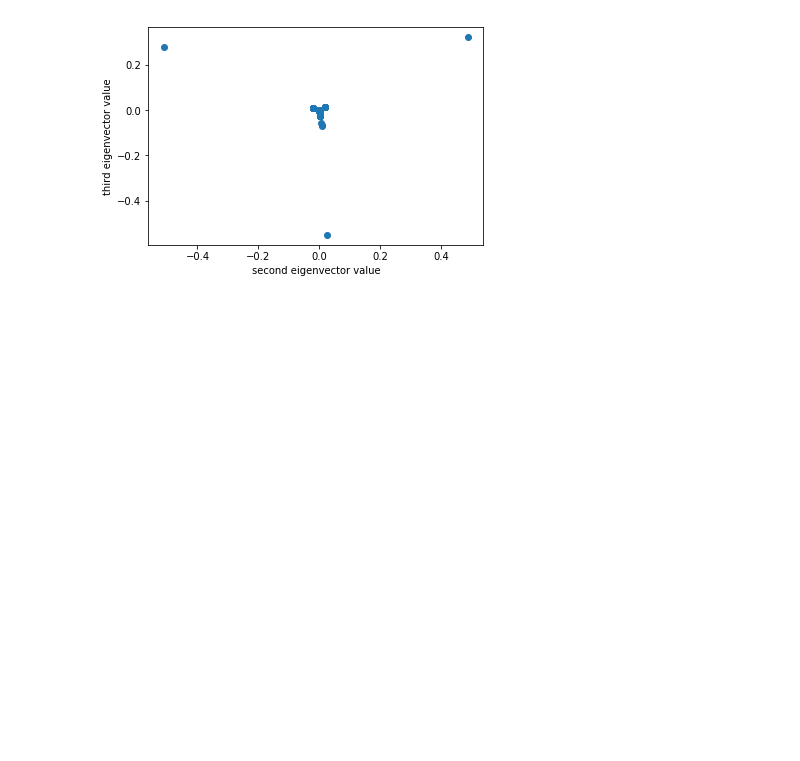
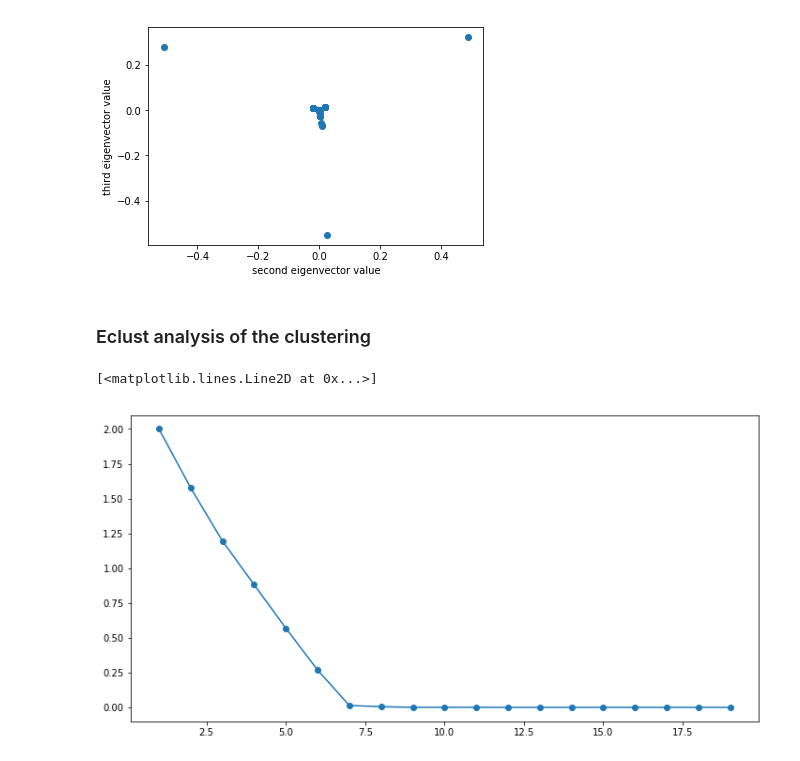
Before and after one commit to antoinegargot/Kent-School-Of-Law-Project, a Jupyter notebook: Scraping_and_graph.ipynb, the cells around one changed output. Saved outputs shown, nothing was run; the diff lists cells and outputs as text; code cells hidden in the pictures; blank space fills up the shorter version.

Commit message:
adding the graph analysis and cluster assignation

```diff
--- a/Scraping_and_graph.ipynb
+++ b/Scraping_and_graph.ipynb
@@ -118,3 +121,21 @@ plt.ylabel('third eigenvector value')
 plt.show()
 # %% [output]
 [figure]
+# %%
+X = np.array(list(zip(eig_vectors[:,1], eig_vectors[:,2])))
+# %% [markdown]
+### Eclust analysis of the clustering
+# %%
+cluster_range = range(1, 20)
+cluster_errors = []
+for num_clusters in cluster_range:
+    kmean = KMeans(num_clusters)
+    kmean.fit(X)
+    cluster_errors.append(kmean.inertia_)
+
+clusters_df = pandas.DataFrame({ "num_clusters":cluster_range, "cluster_errors": cluster_errors })
+plt.figure(figsize=(12,6))
+plt.plot(clusters_df.num_clusters, clusters_df.cluster_errors, marker = "o" )
+# %% [output]
+[<matplotlib.lines.Line2D at 0x...>]
+[figure, added]
```
Also changed, not shown: parts of 20 cells of this notebook.
